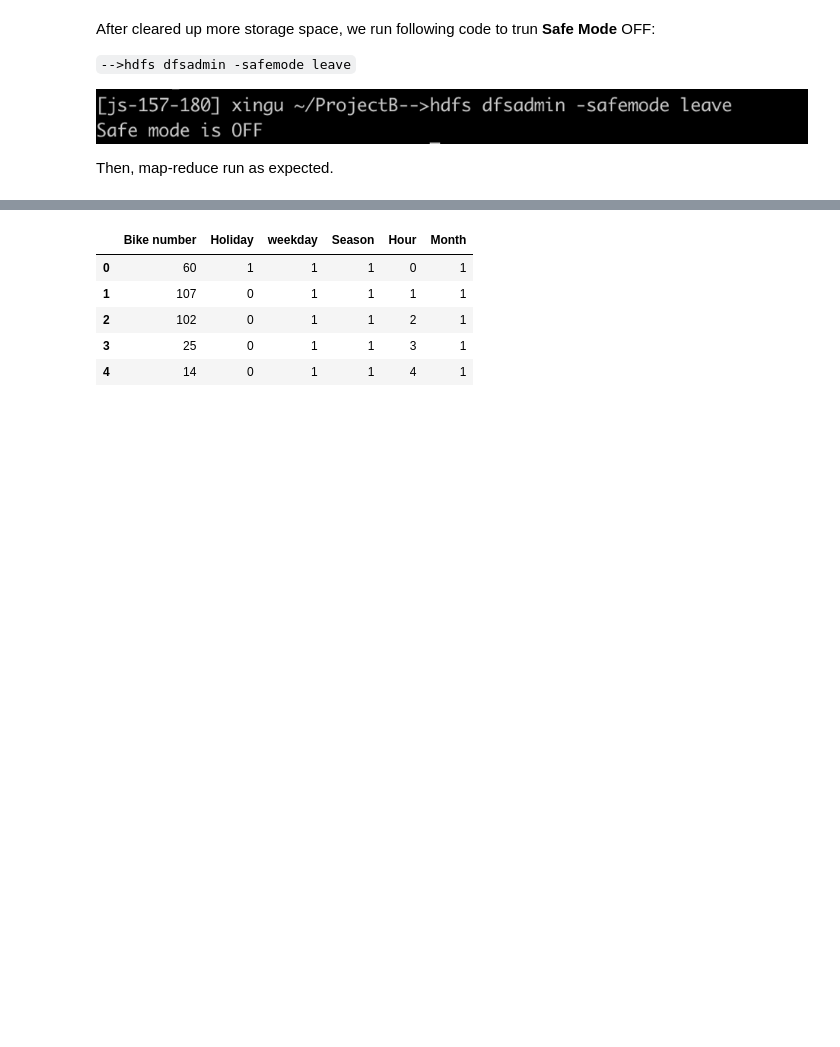
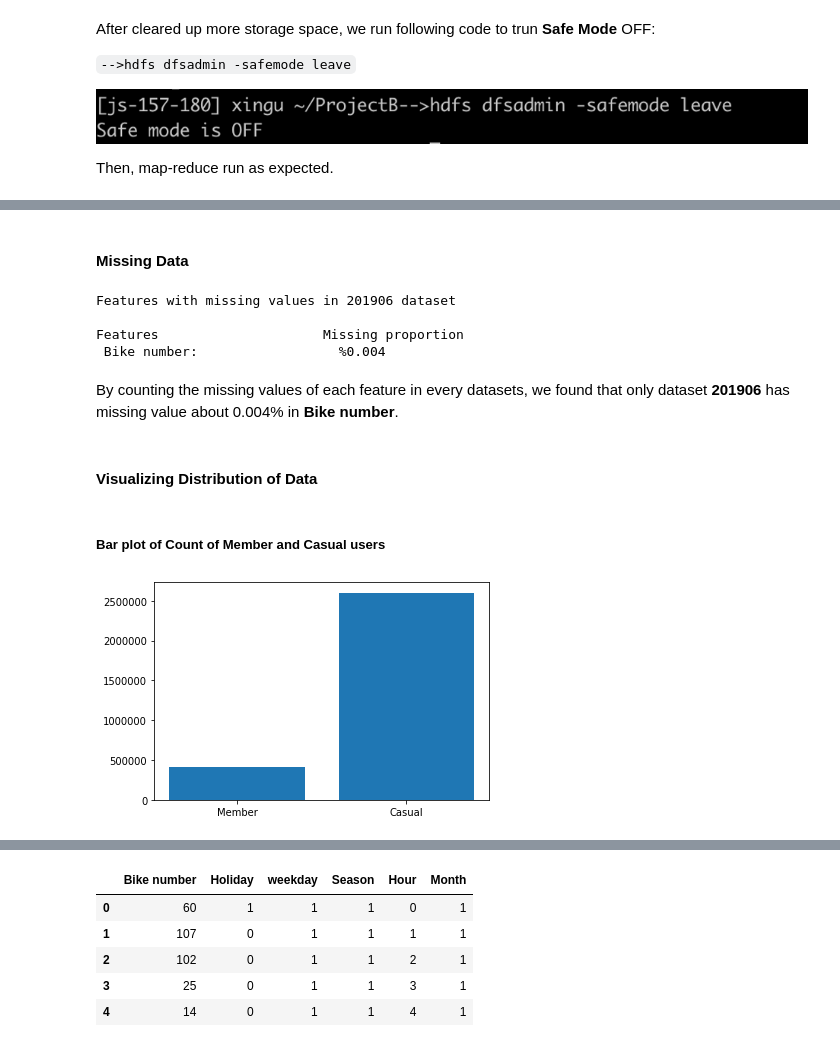
Before and after one commit to xgu1-ds/BigDataProjectB, a Jupyter notebook: projectB.ipynb, the cells around one changed output, grey strips where cells are left out. Drawn from its saved outputs; the diff is of its cells as text; code cells hidden in the pictures; blank space fills up the shorter version.

```diff
--- a/projectB.ipynb
+++ b/projectB.ipynb
@@ -205,0 +203,2 @@ def merge_data(trials_name):
+# %%
+DATA_DIR = '/root/shared/Documents/INFO_IS535_Big_and_Complex_Data/Project_B/BigDataProjectB'
@@ -205,0 +227,7 @@ def merge_data(trials_name):
+# %%
+# combine datasets into one table
+df = pd.concat(datasets)
+df.reset_index(drop=True,inplace=True)
+df['Index']=df.index
+print("df.shape: ", df.shape)
+df.head()
@@ -205,0 +255,28 @@ def merge_data(trials_name):
+# %% [markdown]
+#### Missing Data
+# %%
+for data_name in ds_names:
+
+    for name in datasets[data_name].columns:
+        missing_proportion=datasets[data_name][str(name)].isna().sum()/datasets[data_name].shape[0]*100
+        if missing_proportion > 0:
+            print ("\033[1mFeatures with missing values in \033[94m"+str(data_name)+" dataset \033[0m \n")
+            print ("\033[1mFeatures"+ (29-len("Features"))*" "+"Missing proportion"'\033[0m')
+            print (" "+str(name)+":"+ (29-len(str(name)))*" "   +"\033[91m%"+str(np.round(missing_proportion,3)),'\033[0m')
+# %% [output]
+Features with missing values in 201906 dataset
+
+Features                     Missing proportion
+ Bike number:                  %0.004
+# %% [markdown]
+By counting the missing values of each feature in every datasets, we found that only dataset **201906** has missing value about 0.004% in **Bike number**.
+# %% [markdown]
+#### Visualizing Distribution of Data
+# %% [markdown]
+##### Bar plot of Count of Member and Casual users
+# %%
+# Bar plot of Count of Member and Casual users
+plt.bar(np.arange(len(df["Member type"].unique())), df.groupby("Member type")["Index"].count())
+_=plt.xticks(np.arange(len(df["Member type"].unique())), ['Member', 'Casual'])
+# %% [output]
+[figure, added]
```
Also changed, not shown: parts of 25 cells of this notebook.
